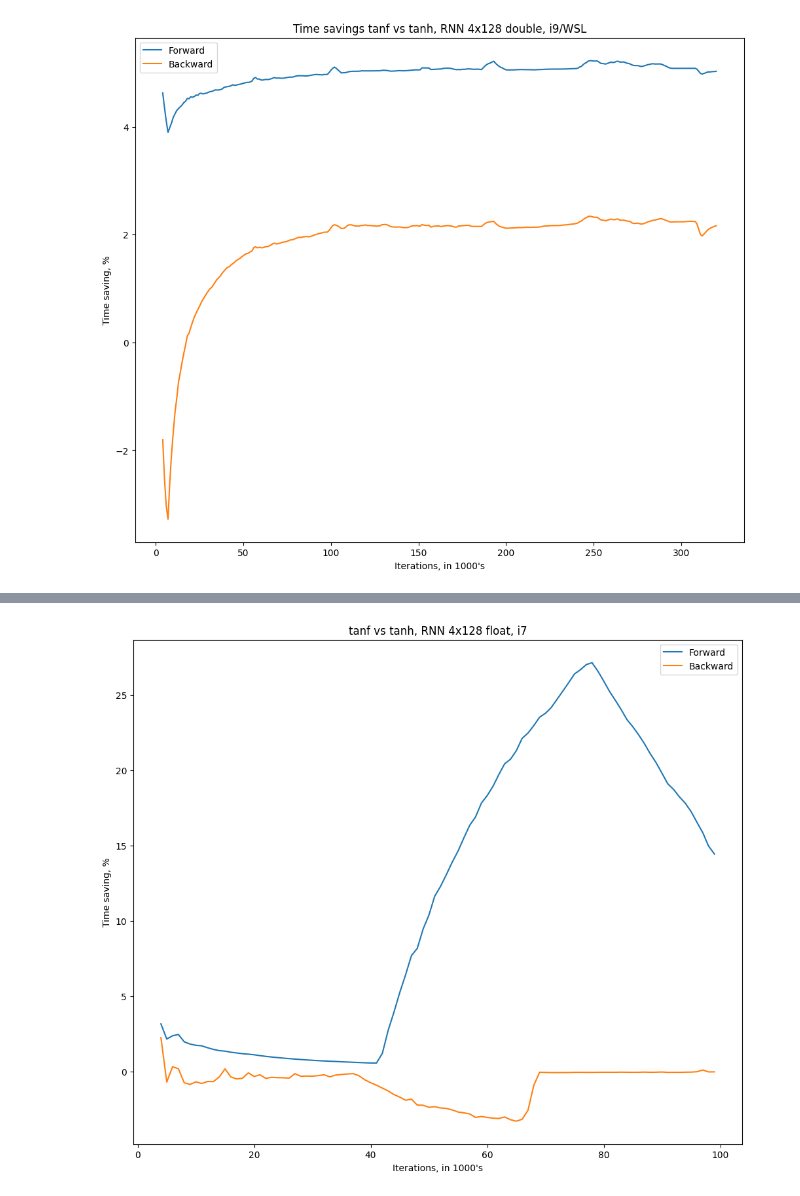
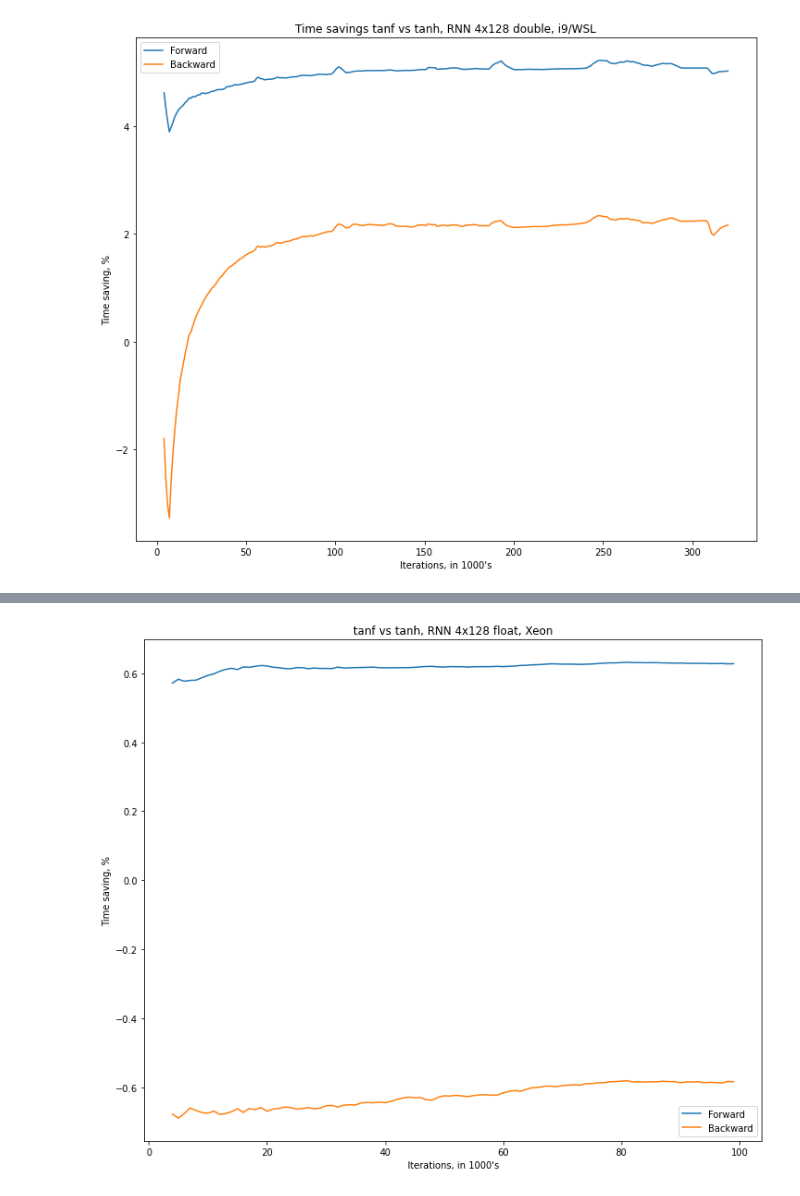
Before and after one commit to phatware/lstm-optimizations, a Jupyter notebook: rnn-lstm-test-visualization.ipynb, the cells around one changed output, grey strips where cells are left out. Drawn from its saved outputs; the diff is of its cells as text; code cells hidden in the pictures.

```diff
--- a/rnn-lstm-test-visualization.ipynb
+++ b/rnn-lstm-test-visualization.ipynb
@@ -106,11 +106,11 @@ Total Time savings: -0.008 seconds
 # %%
-m4 = min([len(dt['progress-tanh-100k-float-i7']), len(dt['progress-tanf-100k-float-i7'])])
-tf4 = dt['progress-tanf-100k-float-i7'].truncate(after=(m4-1))
-th4 = dt['progress-tanh-100k-float-i7'].truncate(after=(m4-1))
+m4 = min([len(dt['progress-tanf-100k-xeon-float']), len(dt['progress-tanh-100k-xeon-float'])])
+tf4 = dt['progress-tanf-100k-xeon-float'].truncate(after=(m4-1))
+th4 = dt['progress-tanh-100k-xeon-float'].truncate(after=(m4-1))
 # %%
-plot_relative_time(tf4, th4, "tanf vs tanh, RNN 4x128 float, i7")
+plot_relative_time(tf4, th4, "tanf vs tanh, RNN 4x128 float, Xeon")
 # %% [output]
-[figure, old version]
+[figure, new version]
 # %%
 plot_loss(tf4, th4, "tanf loss vs tanh, RNN 4x128 float, i7")
 # %% [output]
```
Also changed, not shown: parts of 13 cells of this notebook, 3 other files.
